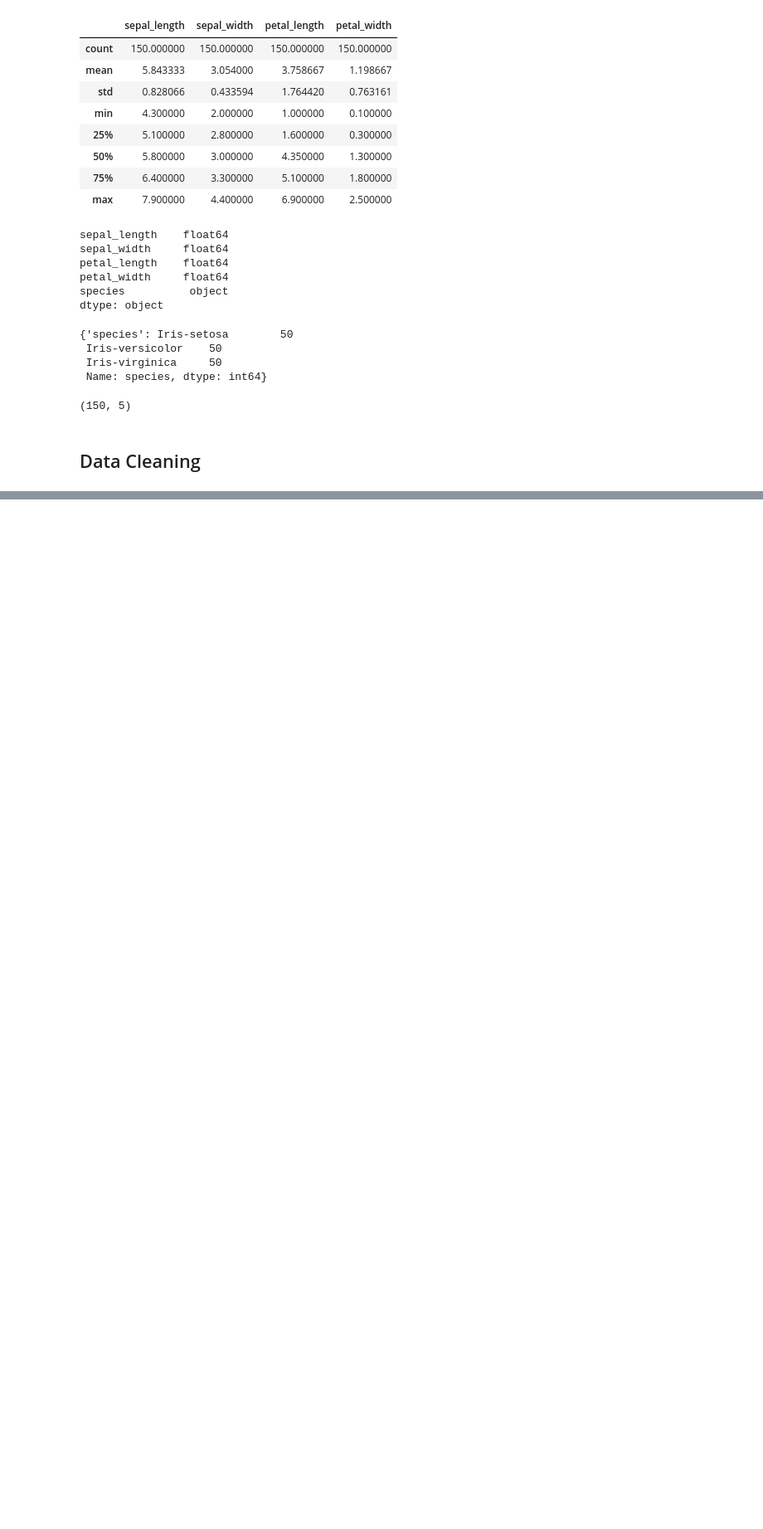
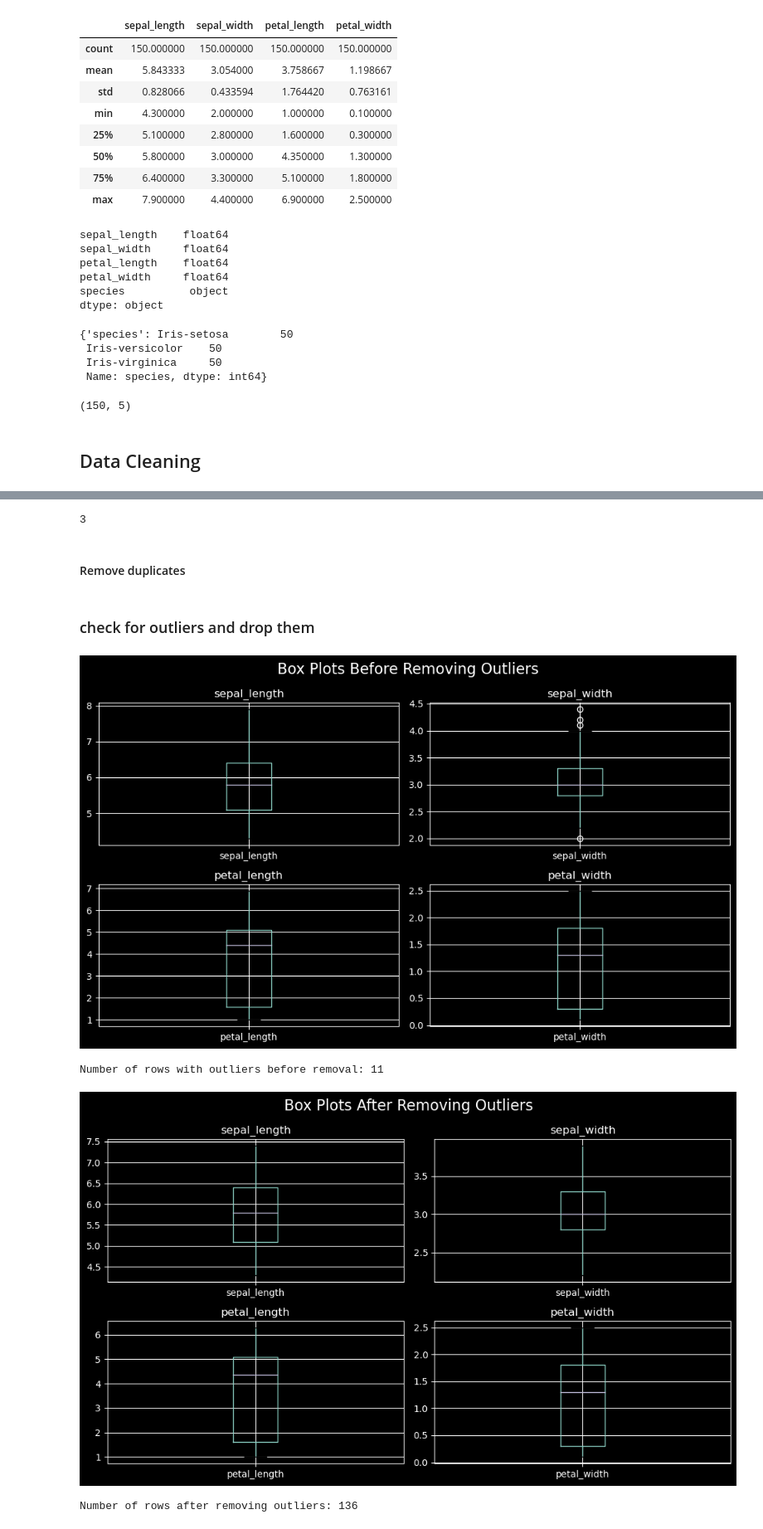
Before and after one commit to marwa9975/CODSOFT_DS03_Iris-Flower-Classification, a Jupyter notebook: index.ipynb, the cells around one changed output, grey strips where cells are left out. Shown at 83% size. Cells and saved outputs as stored; diff of their text form; code cells hidden in the pictures; blank space fills up the shorter version.

Commit message:
data cleaning

```diff
--- a/index.ipynb
+++ b/index.ipynb
@@ -143,0 +152,66 @@ df.shape
+# %%
+# check for duplicates
+df.duplicated().sum()
+# %% [output]
+3
+# %% [markdown]
+#### Remove duplicates
+# %%
+# Remove duplicate rows
+df = df.drop_duplicates()
+# %% [markdown]
+### check for outliers and drop them
+# %%
+numerical_columns = ['sepal_length', 'sepal_width', 'petal_length', 'petal_width']
+# %%
+# Set the dark_background style
+plt.style.use('dark_background')
+
+# Create box plots before removing outliers
+plt.figure(figsize=(10, 6))
+plt.suptitle('Box Plots Before Removing Outliers', fontsize=16)
+
+for i, column in enumerate(numerical_columns, 1):
+    plt.subplot(2, 2, i)
+    df.boxplot(column=[column])
+    plt.title(f'{column}')
+
+plt.tight_layout()
+plt.show()
+
+# Calculate z-scores for numerical columns
+z_scores = pd.DataFrame()
+for column in numerical_columns:
+    z_scores[column] = (df[column] - df[column].mean()) / df[column].std()
+
+# Set a z-score threshold to identify outliers (e.g., 2 or -2 for a 95% confidence interval)
+z_score_threshold = 2
+
+# Identify outliers based on z-scores
+outliers = z_scores[(z_scores.abs() > z_score_threshold).any(axis=1)]
+
+# Display the number of rows with outliers before removal
+print("Number of rows with outliers before removal:", len(outliers))
+
+# Remove outliers and create a new DataFrame (df_cleaned)
+df_cleaned = df[~((z_scores.abs() > z_score_threshold).any(axis=1))]
+
+# Create box plots after removing outliers
+plt.figure(figsize=(10, 6))
+plt.suptitle('Box Plots After Removing Outliers', fontsize=16)
+
+for i, column in enumerate(numerical_columns, 1):
+    plt.subplot(2, 2, i)
+    df_cleaned.boxplot(column=[column])
+    plt.title(f'{column}')
+
+plt.tight_layout()
+plt.show()
+
+# Display the number of rows after removing outliers
+print("Number of rows after removing outliers:", len(df_cleaned))
+# %% [output]
+[figure, added]
+Number of rows with outliers before removal: 11
+[figure, added]
+Number of rows after removing outliers: 136
```
Also changed, not shown: parts of 8 cells of this notebook.
